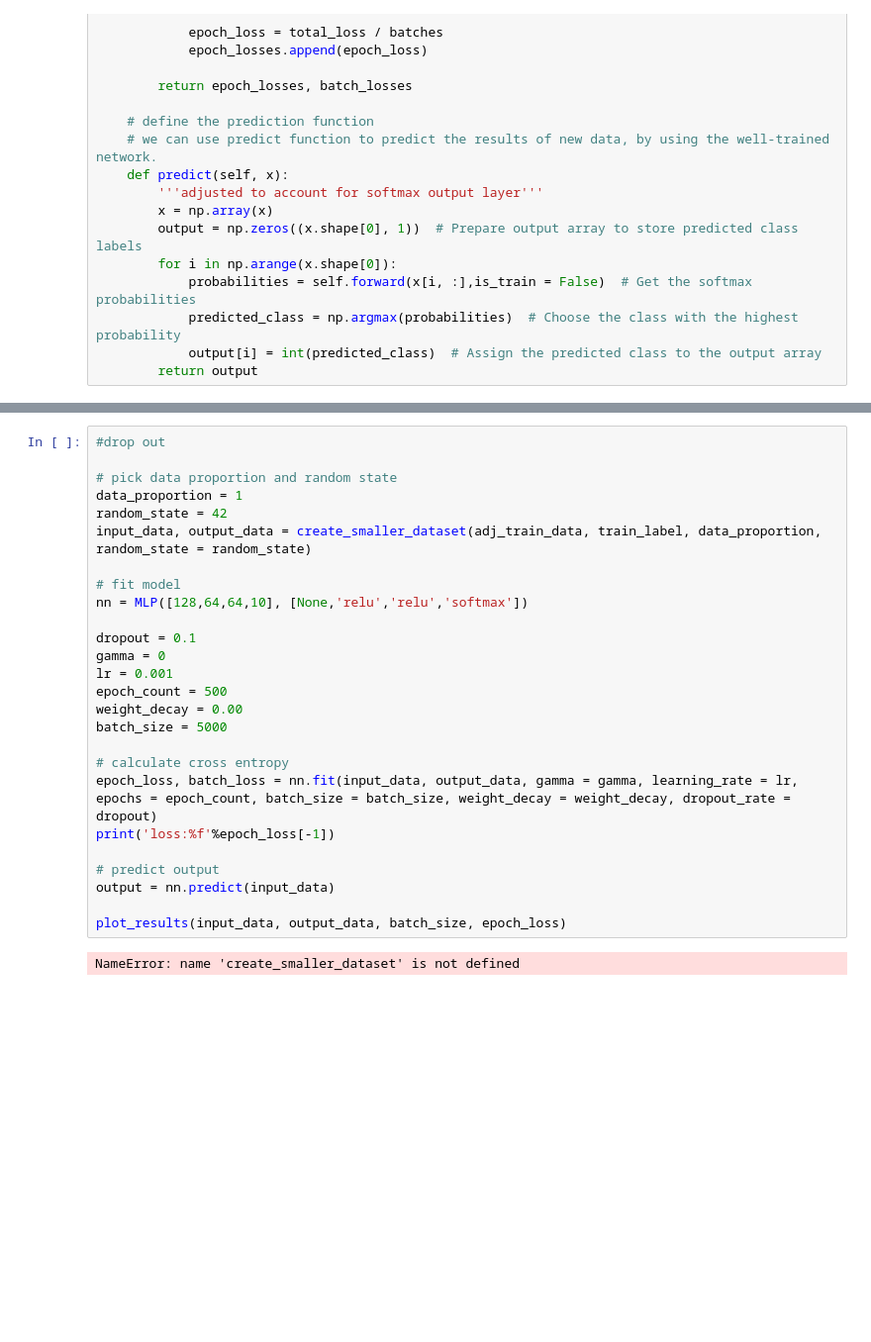
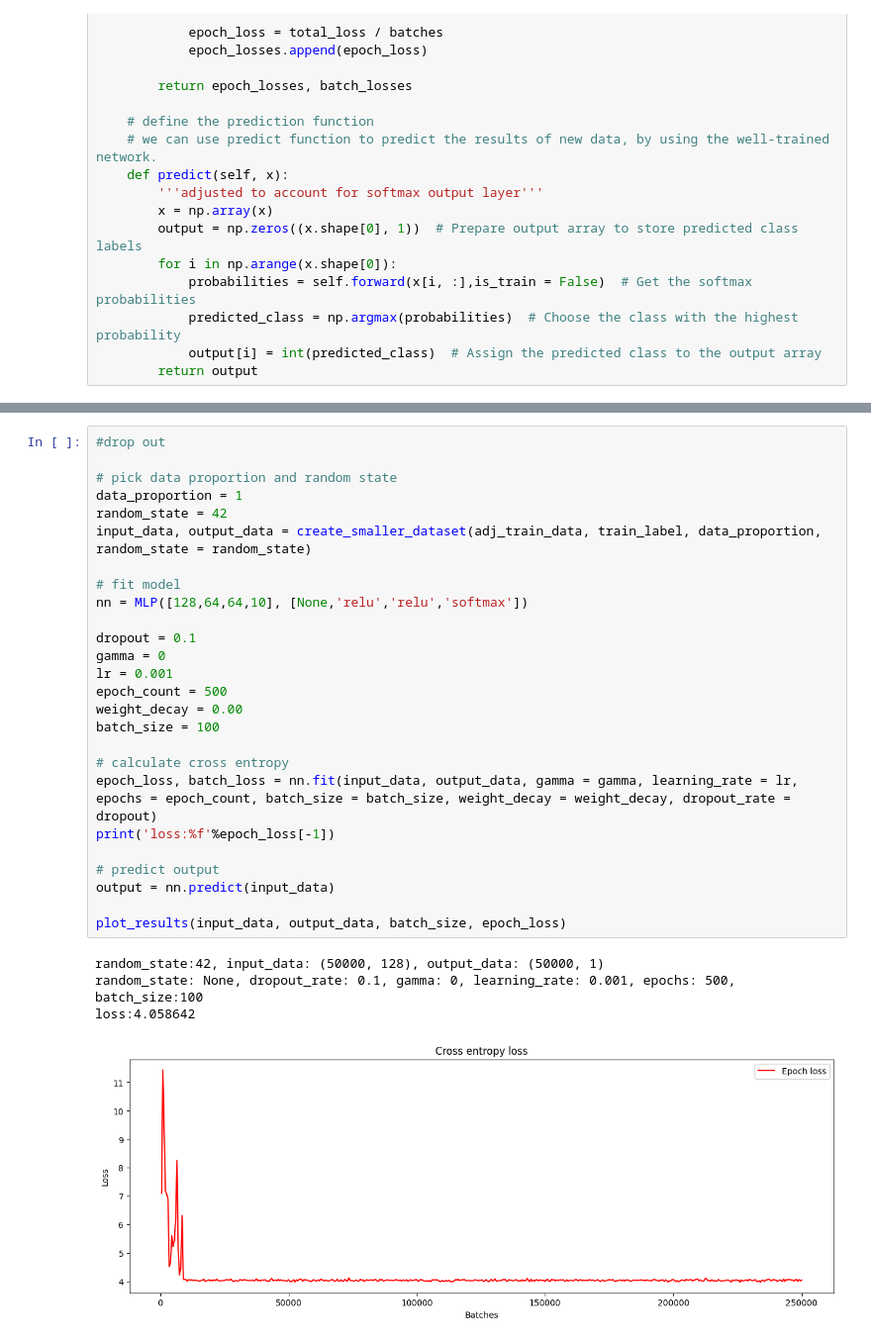
Before and after one commit to vyun8699/COMP4329-Deep-Learning-Assignment-1, a Jupyter notebook: assgmt_1_DL_vincent_weightdecay_dropout.ipynb, the cells around one changed output, grey strips where cells are left out. Shown: that part at 99% size. Saved outputs shown, nothing was run; the diff lists cells and outputs as text; blank space fills up the shorter version.

```diff
--- a/assgmt_1_DL_vincent_weightdecay_dropout.ipynb
+++ b/assgmt_1_DL_vincent_weightdecay_dropout.ipynb
@@ -525,28 +525,31 @@ loss:0.963610
 # %%
 #drop out
 
 # pick data proportion and random state
 data_proportion = 1
 random_state = 42
 input_data, output_data = create_smaller_dataset(adj_train_data, train_label, data_proportion, random_state = random_state)
 
 # fit model
 nn = MLP([128,64,64,10], [None,'relu','relu','softmax'])
 
 dropout = 0.1
 gamma = 0
 lr = 0.001
 epoch_count = 500
 weight_decay = 0.00
-batch_size = 5000
+batch_size = 100
 
 # calculate cross entropy
 epoch_loss, batch_loss = nn.fit(input_data, output_data, gamma = gamma, learning_rate = lr, epochs = epoch_count, batch_size = batch_size, weight_decay = weight_decay, dropout_rate = dropout)
 print('loss:%f'%epoch_loss[-1])
 
 # predict output
 output = nn.predict(input_data)
 
 plot_results(input_data, output_data, batch_size, epoch_loss)
 # %% [output]
-NameError: name 'create_smaller_dataset' is not defined
+random_state:42, input_data: (50000, 128), output_data: (50000, 1)
+random_state: None, dropout_rate: 0.1, gamma: 0, learning_rate: 0.001, epochs: 500, batch_size:100
+loss:4.058642
+[figure, added]
```
Also changed, not shown: parts of 2 cells of this notebook, 1 other file.
